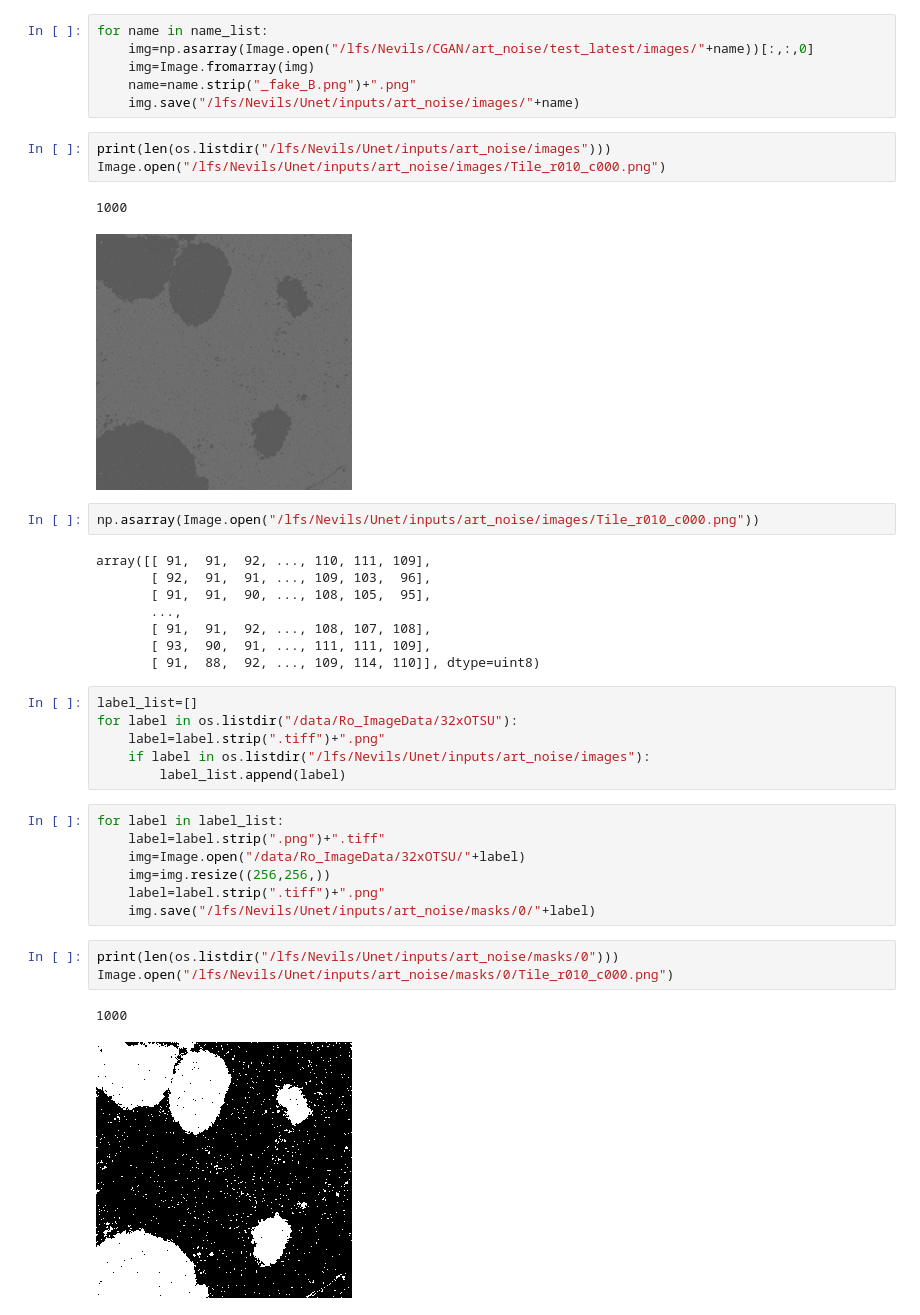
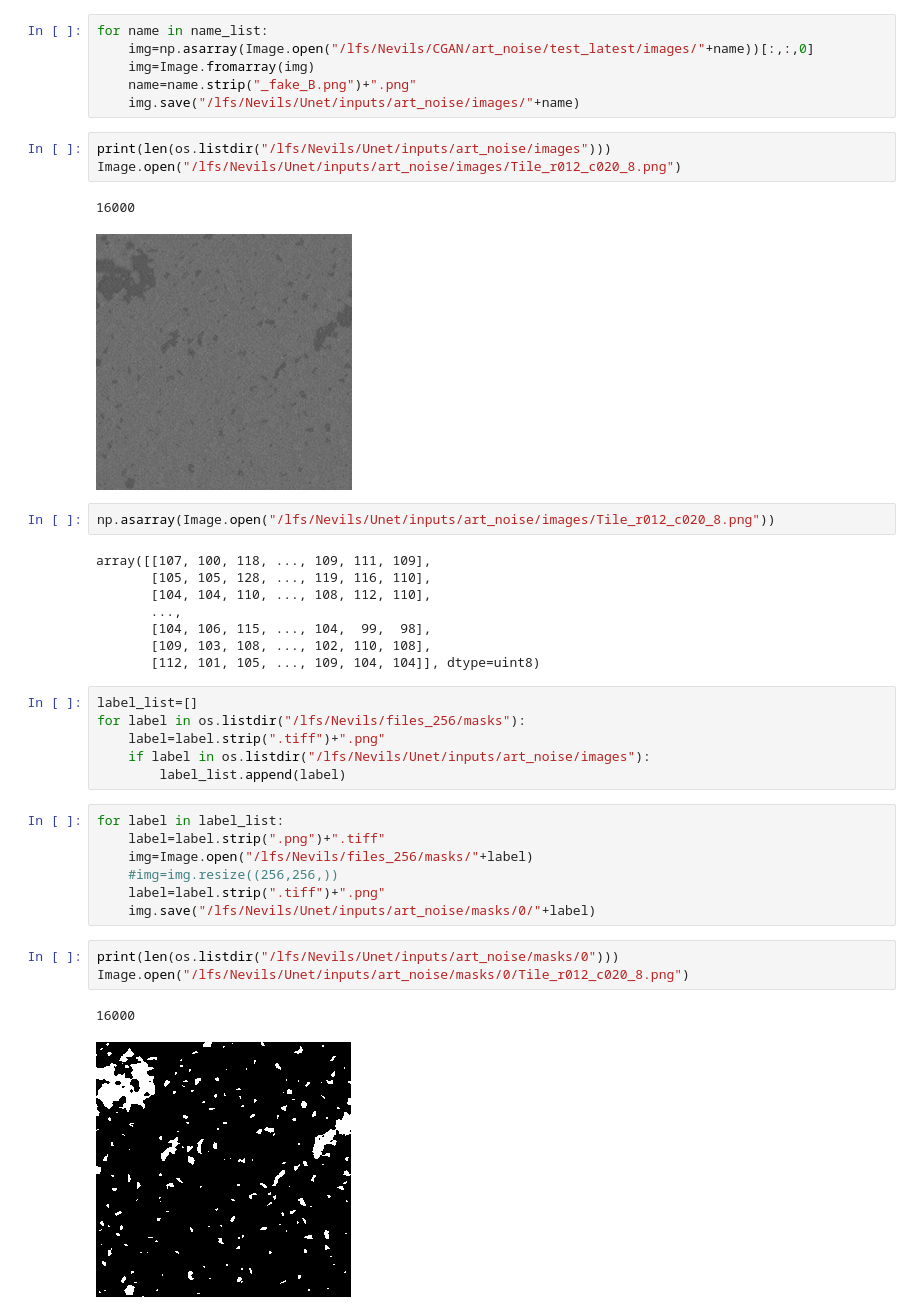
Before and after one commit to liamnevils98/pytorch-CycleGAN, a Jupyter notebook: Send_to_Unet.ipynb, the cells around one changed output. Drawn from its saved outputs; the diff is of its cells as text.

```diff
--- a/Send_to_Unet.ipynb
+++ b/Send_to_Unet.ipynb
@@ -15,37 +15,37 @@ for name in name_list:
     img.save("/lfs/Nevils/Unet/inputs/art_noise/images/"+name)
 # %%
 print(len(os.listdir("/lfs/Nevils/Unet/inputs/art_noise/images")))
-Image.open("/lfs/Nevils/Unet/inputs/art_noise/images/Tile_r010_c000.png")
+Image.open("/lfs/Nevils/Unet/inputs/art_noise/images/Tile_r012_c020_8.png")
 # %% [output]
-1000
+16000
 [figure]
 # %%
-np.asarray(Image.open("/lfs/Nevils/Unet/inputs/art_noise/images/Tile_r010_c000.png"))
+np.asarray(Image.open("/lfs/Nevils/Unet/inputs/art_noise/images/Tile_r012_c020_8.png"))
 # %% [output]
-array([[ 91,  91,  92, ..., 110, 111, 109],
-       [ 92,  91,  91, ..., 109, 103,  96],
-       [ 91,  91,  90, ..., 108, 105,  95],
+array([[107, 100, 118, ..., 109, 111, 109],
+       [105, 105, 128, ..., 119, 116, 110],
+       [104, 104, 110, ..., 108, 112, 110],
        ...,
-       [ 91,  91,  92, ..., 108, 107, 108],
-       [ 93,  90,  91, ..., 111, 111, 109],
-       [ 91,  88,  92, ..., 109, 114, 110]], dtype=uint8)
+       [104, 106, 115, ..., 104,  99,  98],
+       [109, 103, 108, ..., 102, 110, 108],
+       [112, 101, 105, ..., 109, 104, 104]], dtype=uint8)
 # %%
 label_list=[]
-for label in os.listdir("/data/Ro_ImageData/32xOTSU"):
+for label in os.listdir("/lfs/Nevils/files_256/masks"):
     label=label.strip(".tiff")+".png"
     if label in os.listdir("/lfs/Nevils/Unet/inputs/art_noise/images"):
         label_list.append(label)
 # %%
 for label in label_list:
     label=label.strip(".png")+".tiff"
-    img=Image.open("/data/Ro_ImageData/32xOTSU/"+label)
-    img=img.resize((256,256,))
+    img=Image.open("/lfs/Nevils/files_256/masks/"+label)
+    #img=img.resize((256,256,))
     label=label.strip(".tiff")+".png"
     img.save("/lfs/Nevils/Unet/inputs/art_noise/masks/0/"+label)
 # %%
 print(len(os.listdir("/lfs/Nevils/Unet/inputs/art_noise/masks/0")))
-Image.open("/lfs/Nevils/Unet/inputs/art_noise/masks/0/Tile_r010_c000.png")
+Image.open("/lfs/Nevils/Unet/inputs/art_noise/masks/0/Tile_r012_c020_8.png")
 # %% [output]
-1000
+16000
-[figure, old version]
+[figure, new version]
 # %%
```
Also changed, not shown: parts of 1 cell of this notebook, 3 other files.
